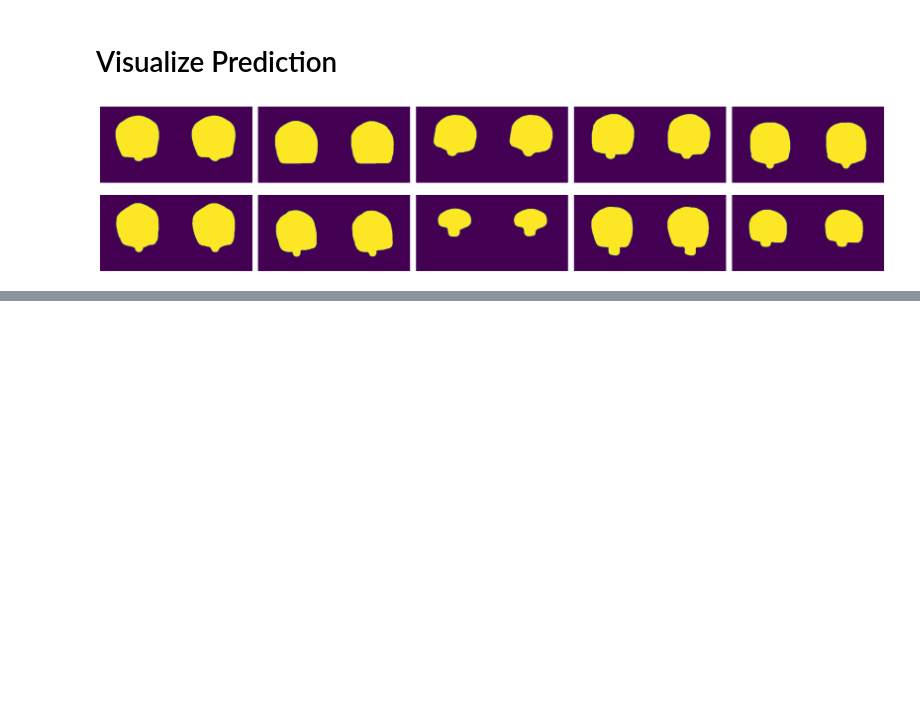
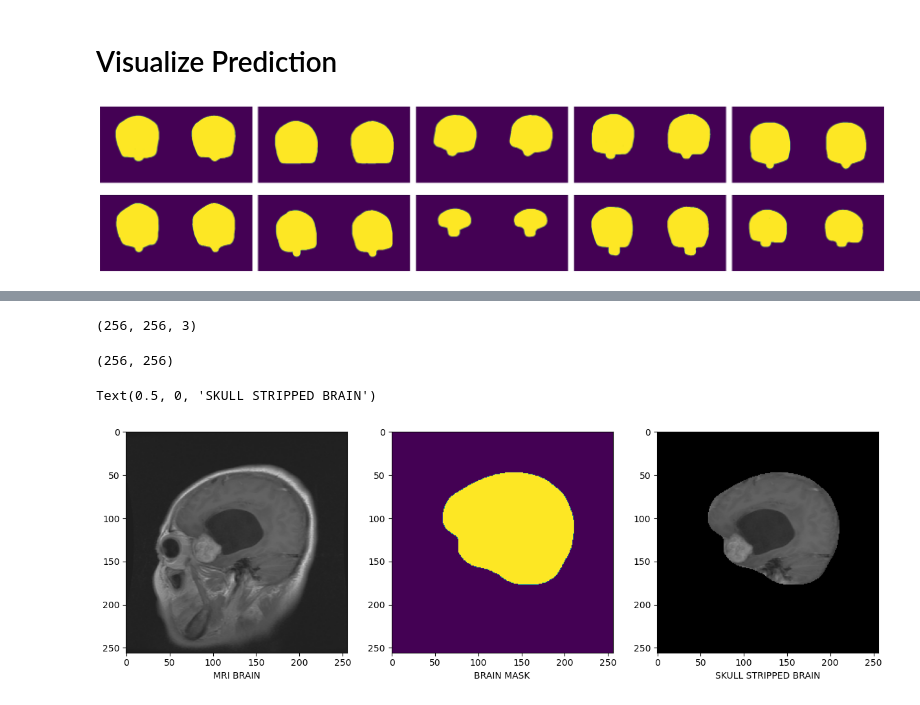
Before and after one commit to MorningStarTM/skull-stripping, a Jupyter notebook: skull-stripping-using-u-net.ipynb, the cells around one changed output, grey strips where cells are left out. Drawn from its saved outputs; the diff is of its cells as text; code cells hidden in the pictures; blank space fills up the shorter version.

```diff
--- a/skull-stripping-using-u-net.ipynb
+++ b/skull-stripping-using-u-net.ipynb
@@ -354,0 +416,24 @@ plt.show()
+# %%
+#read mask again
+maskImg = cv2.imread("/kaggle/working/mask-1.png")
+print(maskImg.shape)
+maskImg = cv2.cvtColor(maskImg, cv2.COLOR_BGR2GRAY)
+maskImg.shape
+# %% [output]
+(256, 256, 3)
+(256, 256)
+# %%
+# Bitwise AND the masked brain image with the masked image to remove the skull
+masked = cv2.bitwise_and(test_img, test_img, mask=maskImg)
+# %%
+#visualize
+fig, ax = plt.subplots(1, 3, figsize=(15, 12))
+ax[0].imshow(test_img)
+ax[0].set_xlabel("MRI BRAIN")
+ax[1].imshow(maskImg)
+ax[1].set_xlabel("BRAIN MASK")
+ax[2].imshow(masked)
+ax[2].set_xlabel("SKULL STRIPPED BRAIN")
+# %% [output]
+Text(0.5, 0, 'SKULL STRIPPED BRAIN')
+[figure, added]
```
Also changed, not shown: parts of 12 cells of this notebook.
